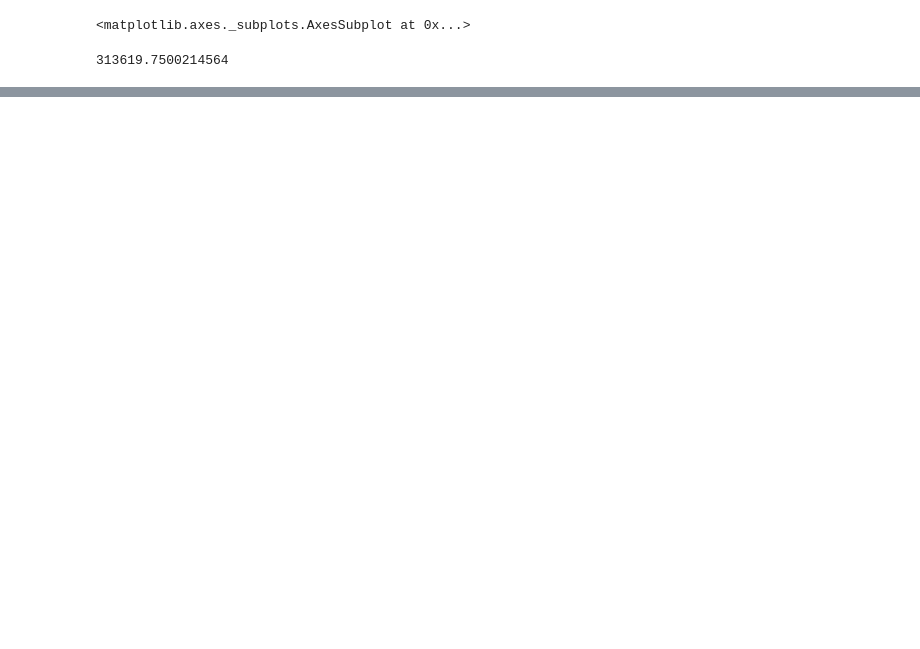
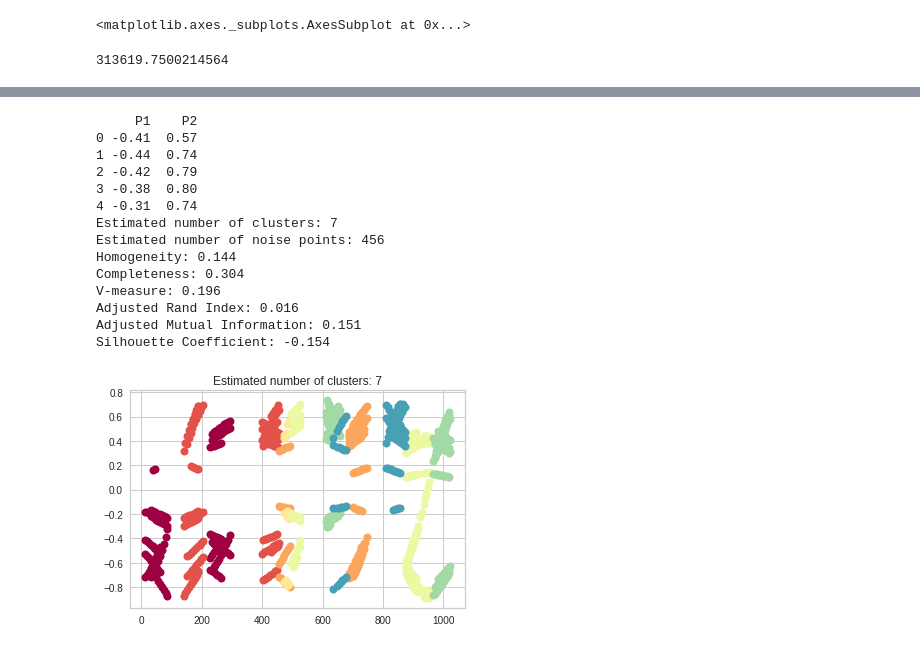
Before and after one commit to DuaneHsa/2022_ML_Earth_Env_Sci, a Jupyter notebook: final_project_renaud.ipynb, the cells around one changed output, grey strips where cells are left out. Cells and saved outputs as stored; diff of their text form; code cells hidden in the pictures; blank space fills up the shorter version.

```diff
--- a/final_project_renaud.ipynb
+++ b/final_project_renaud.ipynb
@@ -132,7 +135,6 @@ from sklearn import metrics
 # %%
 df = pd.read_csv('/content/drive/MyDrive/01_UNIL/00_COURS_UNIL/Machine_Learning/ML_project/Plume_reno.csv',header=0)
 df['conc'].fillna(0, inplace=True)
-
 
 X = df.drop(['conc',], axis=1)
 y = df['conc']
@@ -140,10 +142,7 @@ X_train, X_test, y_train, y_test = train_test_split(X, y,test_size = 0.2,random_
 
 
 X['pol'].replace({'Atenolol': 1, 'Atrazin': 2, 'Azithromycin':3,	'Benzotriazol':4,	'Bezafibrat':5,	'Carbamazepin':6, 'Carbendazim':7,	'Chloridazon':8,	'Ciprofloxacin':9,	'Clarithromycin':10,	'Clindamycin':11,	'Clofibric acid':12, 'Diclofenac':13, 'Diuron':14,	'Gabapentin':15,	'Gemfibrocil':16,	'Iopamidol':17,	'IPBC':18,	'Irgarol':19,	'Isoproturon':20, 'Ketoprofen':21,	'Mecoprop':22,	'Mefenamic acid':23,	'Methylbenzotriazol':24,	'Metoprolol':25,	'Metronidazol':26,	'Naproxen':27,	'Norfloxacin':28,	'Ofloxacin':29,	'Paracetamol':30,	'Primidon':31,'Propiconazol':32,	'Propranolol':33,	'Simvastatin':34,	'Sotalol':35,	'Sulfamethoxazol':36,	'Terbutryn':37,	'Trimethoprim':38}, inplace=True)
-X['pol'] = X['pol'].astype(float)
-
-
-
+X['pol'] = X['pol'].astype(int)
 
 
 # Scaling the data
@@ -166,8 +165,7 @@ print(X_principal.head())
 # Numpy array of all the cluster labels assigned to each data point
 db= DBSCAN(eps = 0.09, min_samples = 20).fit(X_principal)
 labels = db.labels_
-labels_true = df['conc']
-
+labels_true = df['pol']
 
 core_samples_mask = np.zeros_like(db.labels_, dtype=bool)
 core_samples_mask[db.core_sample_indices_] = True
@@ -186,32 +184,46 @@ print(
     "Adjusted Mutual Information: %0.3f"
     % metrics.adjusted_mutual_info_score(labels_true, labels)
 )
 print("Silhouette Coefficient: %0.3f" % metrics.silhouette_score(X, labels))
 
 import matplotlib.pyplot as plt
 
 # Black removed and is used for noise instead.
 unique_labels = set(labels)
 colors = [plt.cm.Spectral(each) for each in np.linspace(0, 1, len(unique_labels))]
 
 
 for k, col in zip(unique_labels, colors):
     if k == -1:
         # Black used for noise.
         col = [0, 0, 0, 0.4]
 
-
-
     class_member_mask = labels == k
 
     xy = X_normalized[class_member_mask & core_samples_mask]
     plt.plot(
         xy,
         "o",
         markerfacecolor=tuple(col),
         markeredgecolor='k',
         markersize=8,
     )
 
 plt.title("Estimated number of clusters: %d" % n_clusters_)
 plt.show()
+# %% [output]
+     P1    P2
+0 -0.41  0.57
+1 -0.44  0.74
+2 -0.42  0.79
+3 -0.38  0.80
+4 -0.31  0.74
+Estimated number of clusters: 7
+Estimated number of noise points: 456
+Homogeneity: 0.144
+Completeness: 0.304
+V-measure: 0.196
+Adjusted Rand Index: 0.016
+Adjusted Mutual Information: 0.151
+Silhouette Coefficient: -0.154
+[figure, added]
```
Also changed, not shown: parts of 9 cells of this notebook.
